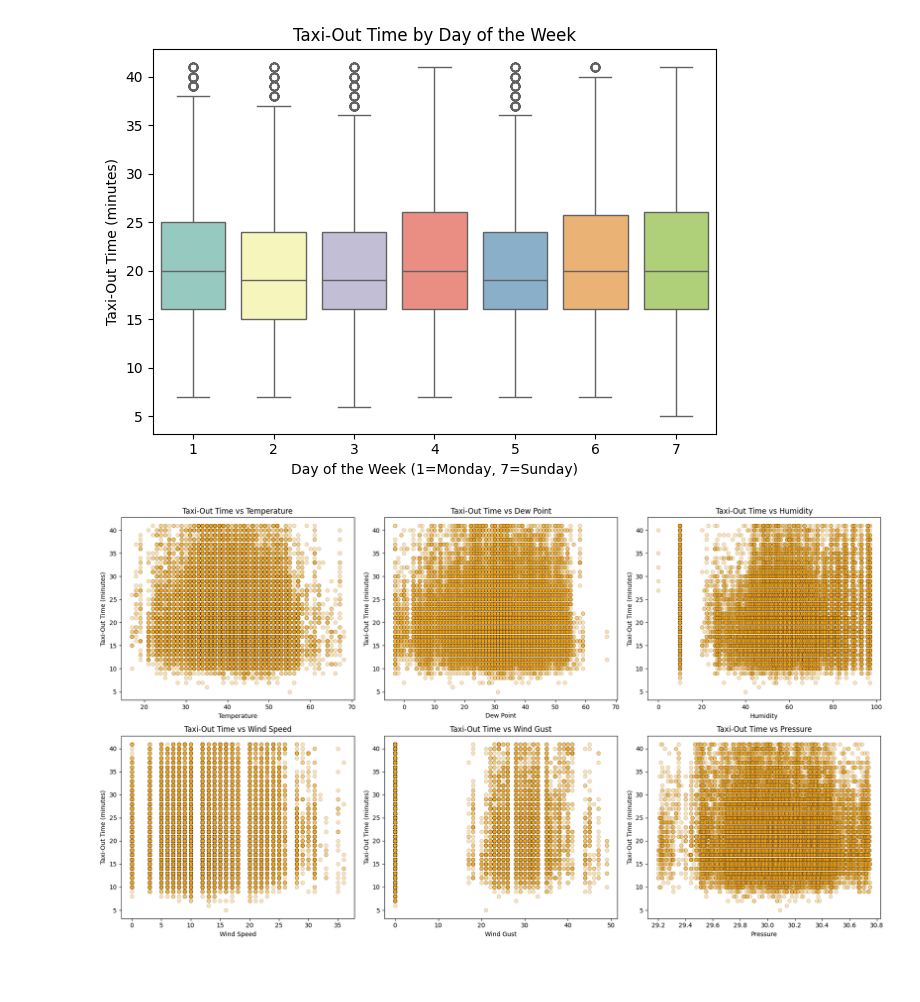
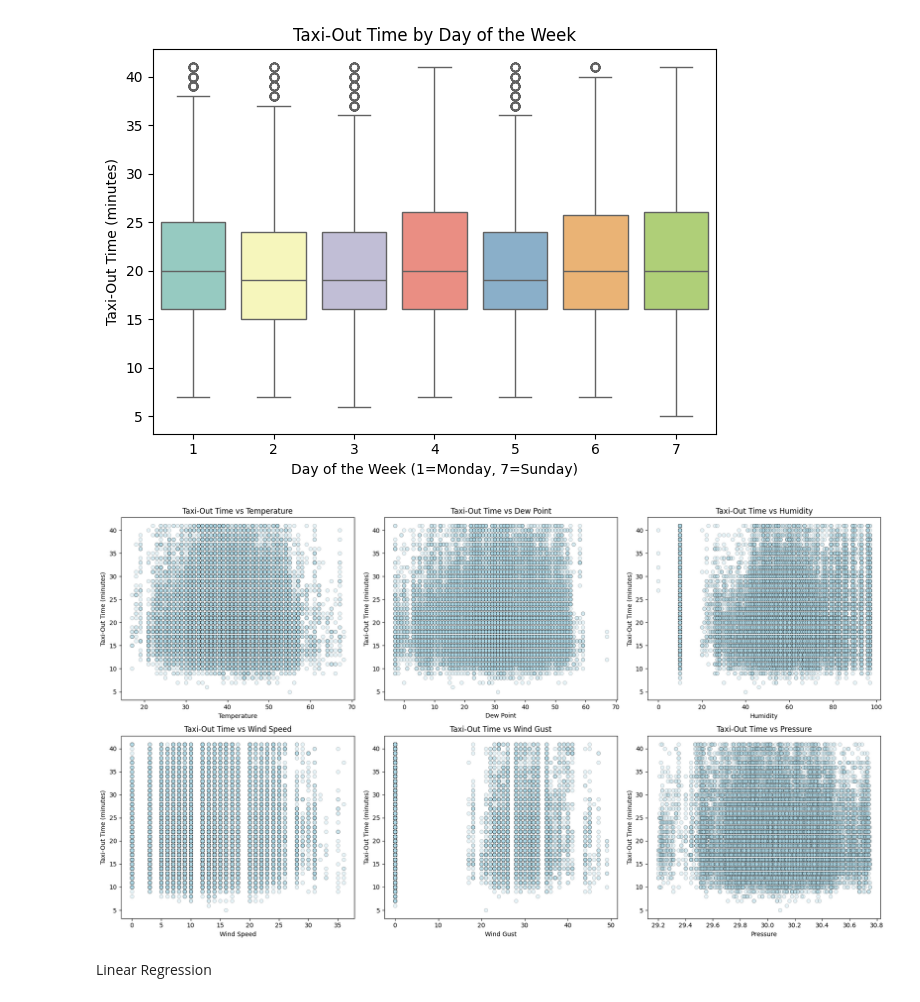
Before and after one commit to bytesbyt/ds_lr_predicting_taxi_out_delay, a Jupyter notebook: ds_predicting_taxi_out_delay.ipynb, the cells around one changed output. Saved outputs shown, nothing was run; the diff lists cells and outputs as text; code cells hidden in the pictures; blank space fills up the shorter version.

```diff
--- a/ds_predicting_taxi_out_delay.ipynb
+++ b/ds_predicting_taxi_out_delay.ipynb
@@ -269,21 +274,23 @@ plt.show()
 # %%
 # Define weather-related columns
 weather_columns = ['temperature', 'dew_point', 'humidity', 'wind_speed', 'wind_gust', 'pressure']
 
 # Create a 2x3 subplot layout
 fig, axes = plt.subplots(2, 3, figsize=(18, 10))
 
 # Loop through weather columns and create scatter plots
 for ax, col in zip(axes.flatten(), weather_columns):
-    sns.scatterplot(data=df, x=col, y='taxi_out', alpha=0.3, ax=ax, color='orange', edgecolor='black')
+    sns.scatterplot(data=df, x=col, y='taxi_out', alpha=0.3, ax=ax, color='lightblue', edgecolor='black')
     ax.set_xlabel(col.replace('_', ' ').title())
     ax.set_ylabel('Taxi-Out Time (minutes)')
     ax.set_title(f'Taxi-Out Time vs {col.replace("_", " ").title()}')
 
 # Adjust layout
 plt.tight_layout()
 
 # Show the plots
 plt.show()
 # %% [output]
-[figure, old version]
+[figure, new version]
+# %% [markdown]
+Linear Regression
```
Also changed, not shown: parts of 23 cells of this notebook.
